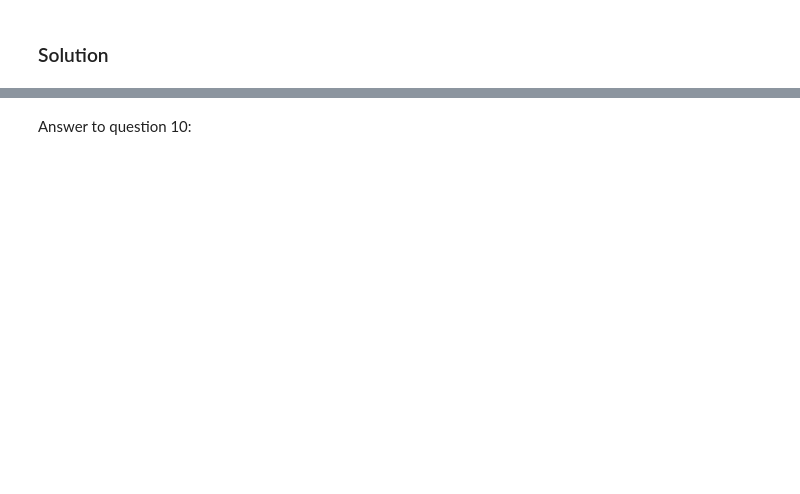
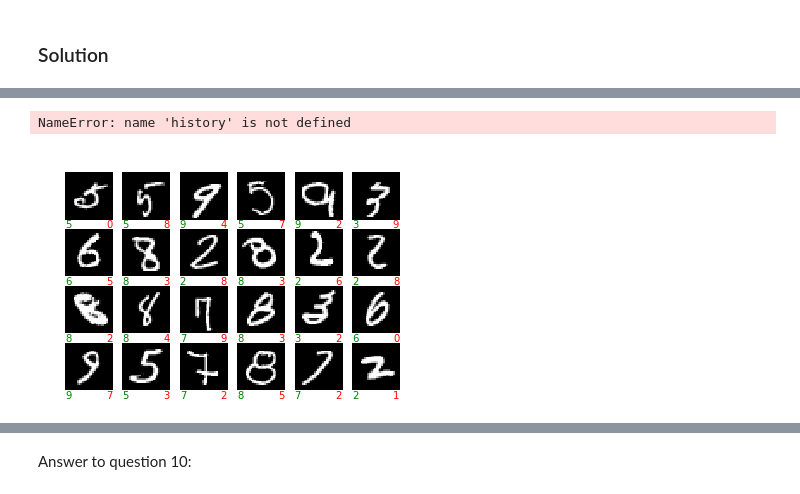
Before and after one commit to zweili/ANN_miniproject1, a Jupyter notebook: miniproject1.ipynb, the cells around one changed output, grey strips where cells are left out. Saved outputs shown, nothing was run; the diff lists cells and outputs as text; code cells hidden in the pictures; blank space fills up the shorter version.

```diff
--- a/miniproject1.ipynb
+++ b/miniproject1.ipynb
@@ -190,0 +262,16 @@ Hints:
+# %%
+#Model for the digits data
+model = Sequential()
+model.add(Dense(num_classes, activation='softmax', input_shape=(784,)))
+
+model.summary()
+
+model.compile(loss='categorical_crossentropy',
+              optimizer=SGD(),
+              metrics=['accuracy'])
+
+history = model.fit(x_train, y_train,
+                    batch_size=128,
+                    epochs = 30,
+                    verbose=1,
+                    validation_data=(x_test, y_test))
@@ -190,0 +297,4 @@ Hints:
+# %%
+plot_history(history, 'History for MNIST fitting on no hidden layer nn.')
+# %% [output]
+NameError: name 'history' is not defined
@@ -190,0 +303,8 @@ Hints:
+# %%
+# 8.
+yhat_test = model.predict(x_test)
+error_indices = np.where(np.argmax(yhat_test, axis = 1) != np.argmax(y_test, axis = 1))[0] # misclassified indices
+plot_some_samples(x_test, y_test, yhat_test, error_indices)
+plt.show()
+# %% [output]
+[figure, added]
```
Also changed, not shown: parts of 16 cells of this notebook.
